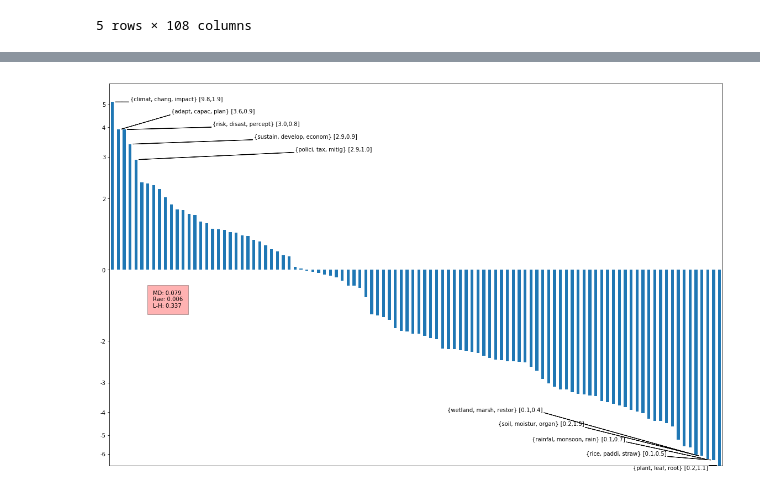
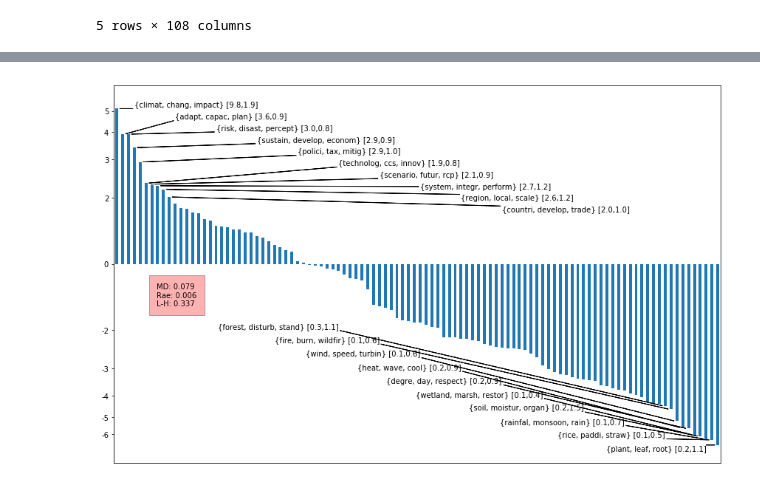
Before and after one commit to mcallaghan/cc-topography, a Jupyter notebook: code/ar6.ipynb, the cells around one changed output, grey strips where cells are left out. Drawn from its saved outputs; the diff is of its cells as text; code cells hidden in the pictures.

Commit message:
word plots

```diff
--- a/code/ar6.ipynb
+++ b/code/ar6.ipynb
@@ -214,7 +214,7 @@ df.sort_values('representation').head()
 | 80 | {soil, moistur, organ} | 122472 | 44.437981 | 201.300114 | 0.015068 | 0.002466 | -0.012602 | 0.012602 | 0.163660 |
 | 103 | {wetland, marsh, restor} | 122553 | 13.344251 | 59.553228 | 0.004458 | 0.000741 | -0.003717 | 0.003717 | 0.166120 |
 # %%
-plt.rcParams["figure.figsize"] = [16,10]
+plt.rcParams["figure.figsize"] = [12,7.5]
 
 def plot_representation(df, ax, nts=5, fmin=None, fmax=None):
 
@@ -254,7 +254,7 @@ def plot_representation(df, ax, nts=5, fmin=None, fmax=None):
             arrowprops=dict(
                 facecolor='black',
                 #shrink=0.05,
-                width=0.1,
+                width=0.05,
                 headwidth=0.2
             ),
             ha="left",
@@ -273,7 +273,7 @@ def plot_representation(df, ax, nts=5, fmin=None, fmax=None):
             arrowprops=dict(
                 facecolor='black',
                 #shrink=0.05,
-                width=0.1,
+                width=0.05,
                 headwidth=0.2
             ),
             ha="right",
@@ -306,36 +306,36 @@ def plot_representation(df, ax, nts=5, fmin=None, fmax=None):
 
     ax.set_yticks(yticks)
     ax.set_yticklabels(ytick_labels)
 
     #ax.yaxis.set_major_formatter(ticker.FormatStrFormatter("%.1f"))
 
     rmax = pdf['lrep'].max()
     rmin = pdf['lrep'].min()
 
     ax.text(
         len(pdf)*0.066,-0.2,
         "MD: {:.3f}\nRae: {:.3f}\nL-H: {:.3f}".format(md,rae,lh),
         va="top",
         ha="left",
         bbox={'facecolor':'red', 'alpha':0.3,'pad':10}
    )
 
     #ax.text(1,-1*0.2,"MD: {:.3f}".format(md))
     #ax.text(1,-1*0.4,"Rae: {:.3f}".format(rae))
     #ax.text(1,-1*0.6,"L-H: {:.3f}".format(lh))
 
     ax.get_xaxis().set_visible(False)#.set_ticks([])
 
-    #ax.set_ylim((rmin+rmin*0.1,rmax+rmax*0.15))
+    ax.set_ylim((rmin+rmin*0.1,rmax+rmax*0.15))
 
 fig, ax = plt.subplots()
-plot_representation(df,ax,nts=5)
+plot_representation(df,ax,nts=10)
 plt.tight_layout()
 plt.savefig('../plots/ipcc_representation/ipcc_rep_{}_AR6.png'.format(run_id),bbox_inches='tight')
 
 plt.show()
 # %% [output]
-[figure, old version]
+[figure, new version]
 # %%
 df[df['title']=="{biochar, amend, pyrolysi}"]
 # %% [output]
```
Also changed, not shown: 7 other files.
